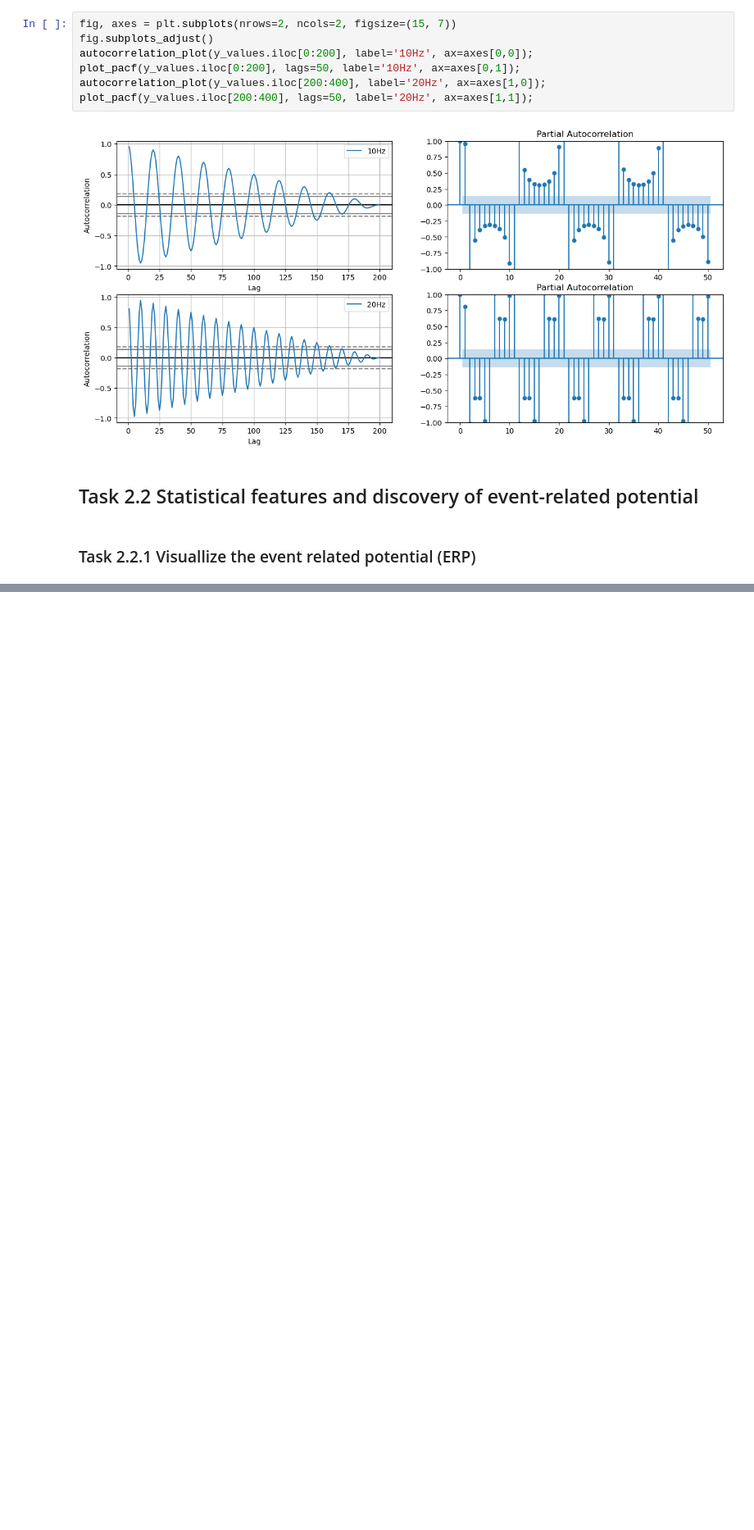
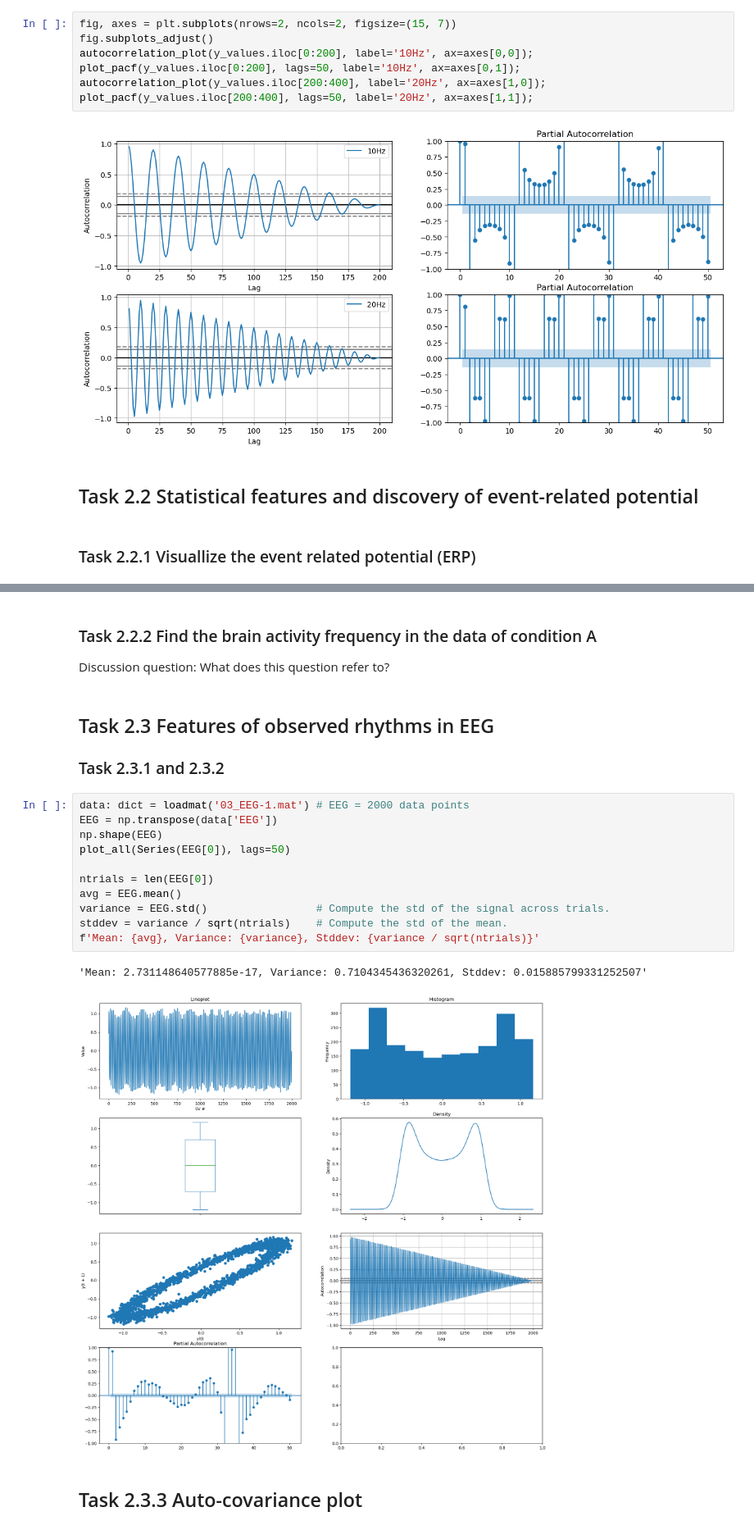
Before and after one commit to JoshSadiq/IL2233, a Jupyter notebook: 1-lab/1-lab.ipynb, the cells around one changed output, grey strips where cells are left out. Shown at 82% size. Cells and saved outputs as stored; diff of their text form; blank space fills up the shorter version.

```diff
--- a/1-lab/1-lab.ipynb
+++ b/1-lab/1-lab.ipynb
@@ -358,0 +384,22 @@ plt.plot(t, average - 2 * stddev, 'g:', lw=1)         # ... and the lower CI.
+# %% [markdown]
+### Task 2.2.2 Find the brain activity frequency in the data of condition A
+Discussion question: What does this question refer to?
+# %% [markdown]
+## Task 2.3 Features of observed rhythms in EEG
+### Task 2.3.1 and 2.3.2
+# %%
+data: dict = loadmat('03_EEG-1.mat') # EEG = 2000 data points
+EEG = np.transpose(data['EEG'])
+np.shape(EEG)
+plot_all(Series(EEG[0]), lags=50)
+
+ntrials = len(EEG[0])
+avg = EEG.mean()
+variance = EEG.std()                 # Compute the std of the signal across trials.
+stddev = variance / sqrt(ntrials)    # Compute the std of the mean.
+f'Mean: {avg}, Variance: {variance}, Stddev: {variance / sqrt(ntrials)}'
+# %% [output]
+'Mean: 2.731148640577885e-17, Variance: 0.7104345436320261, Stddev: 0.015885799331252507'
+[figure, added]
+# %% [markdown]
+## Task 2.3.3 Auto-covariance plot
```
Also changed, not shown: parts of 14 cells of this notebook, 1 other file.
